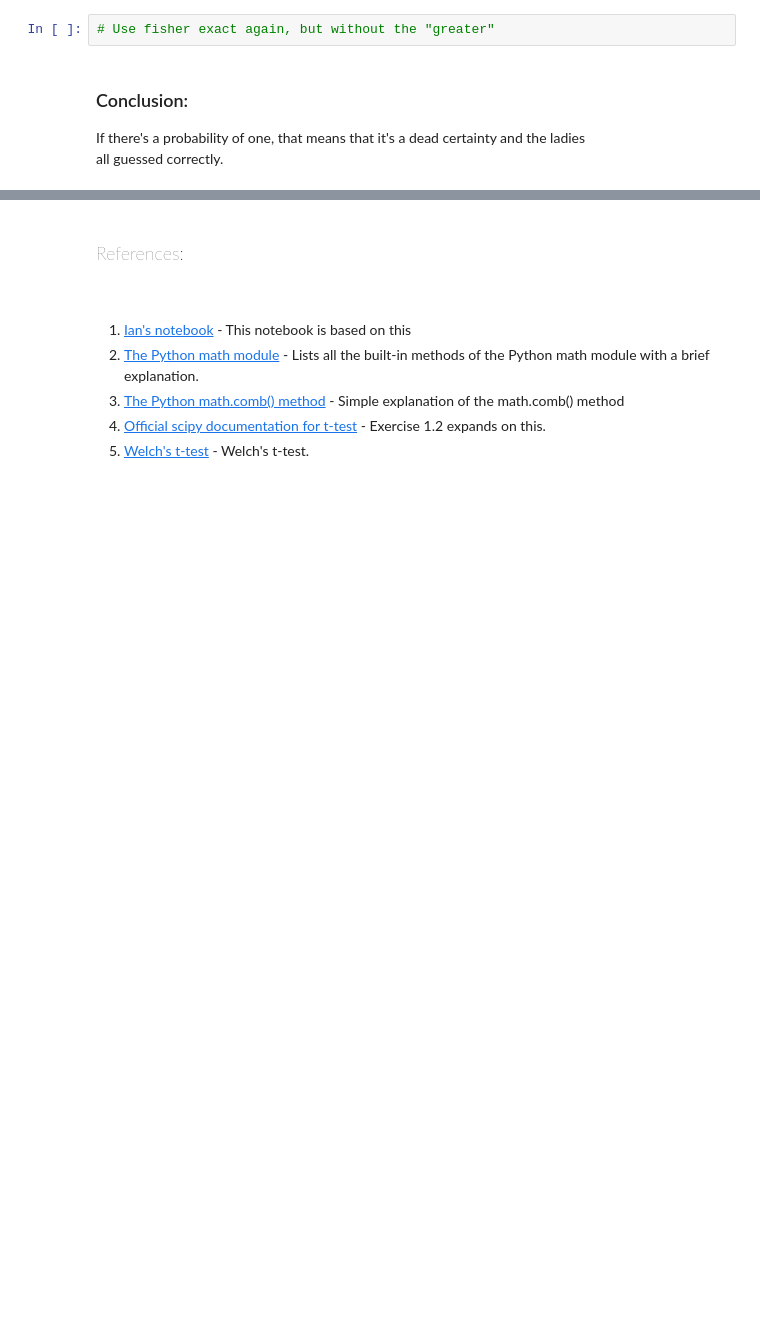
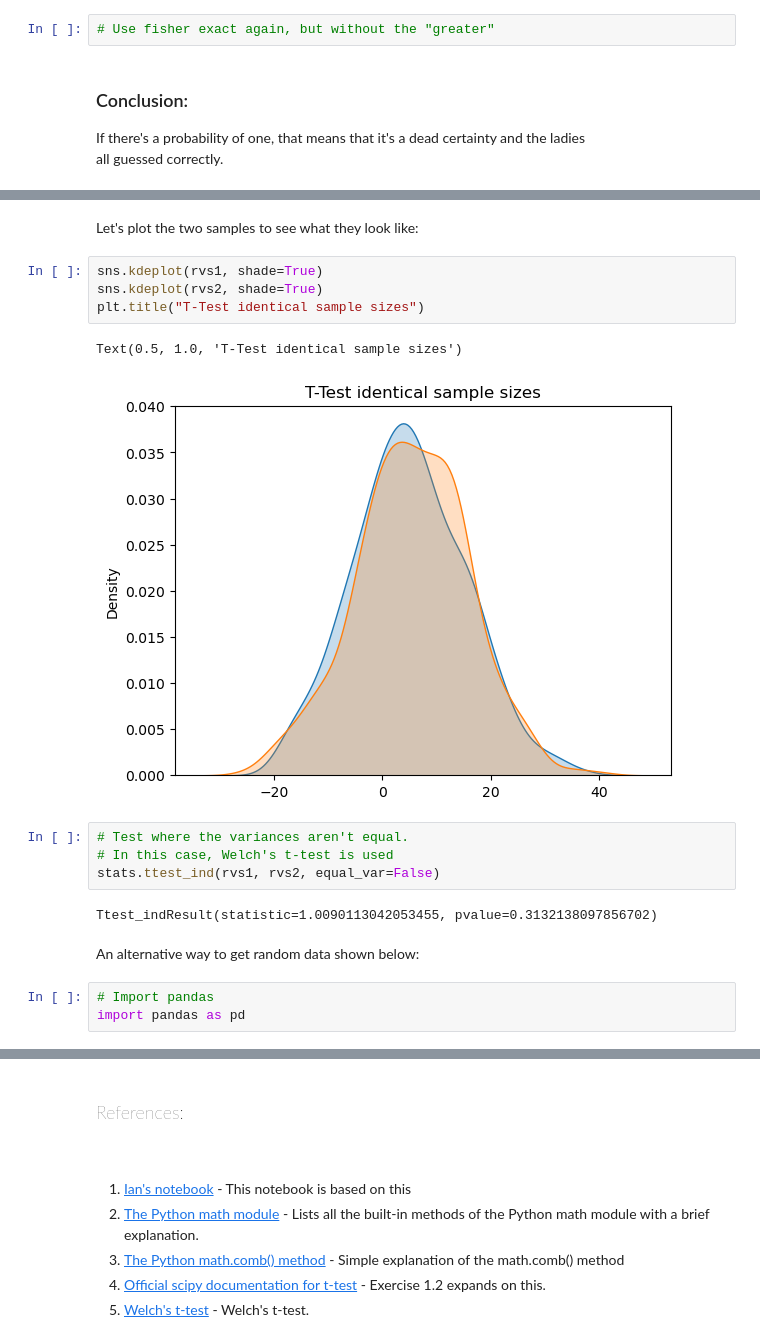
Before and after one commit to fabiofabrizi/ML-and-Stats-Portfolio, a Jupyter notebook: Assessments/01-statistics-practical.ipynb, the cells around one changed output, grey strips where cells are left out. Drawn from its saved outputs; the diff is of its cells as text; blank space fills up the shorter version.

Commit message:
Added graphs- need to tweak with different colours next

```diff
--- a/Assessments/01-statistics-practical.ipynb
+++ b/Assessments/01-statistics-practical.ipynb
@@ -473,0 +352,20 @@ Ttest_indResult(statistic=3.4463884028073513, pvalue=0.01369338726499547)
+# %% [markdown]
+Let's plot the two samples to see what they look like:
+# %%
+sns.kdeplot(rvs1, shade=True)
+sns.kdeplot(rvs2, shade=True)
+plt.title("T-Test identical sample sizes")
+# %% [output]
+Text(0.5, 1.0, 'T-Test identical sample sizes')
+[figure, added]
+# %%
+# Test where the variances aren't equal.
+# In this case, Welch's t-test is used
+stats.ttest_ind(rvs1, rvs2, equal_var=False)
+# %% [output]
+Ttest_indResult(statistic=1.0090113042053455, pvalue=0.3132138097856702)
+# %% [markdown]
+An alternative way to get random data shown below:
+# %%
+# Import pandas
+import pandas as pd
```
Also changed, not shown: parts of 82 cells of this notebook.
